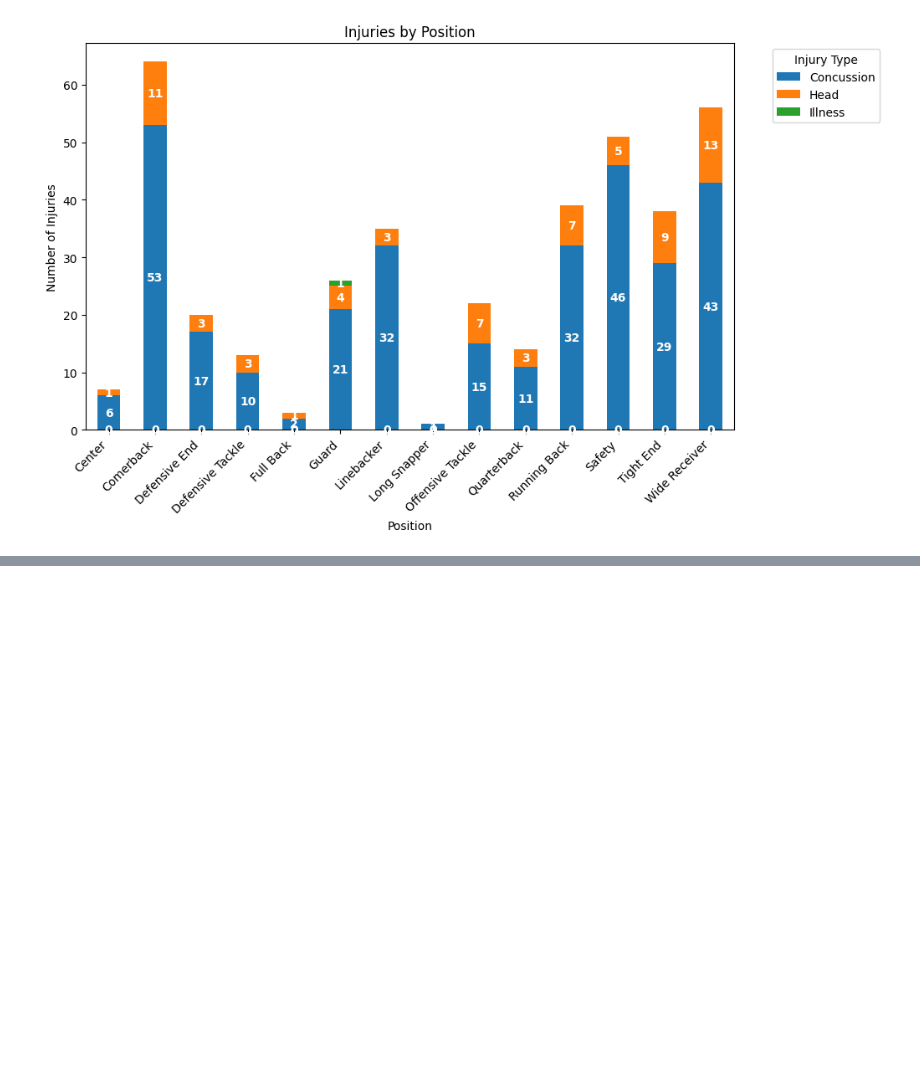
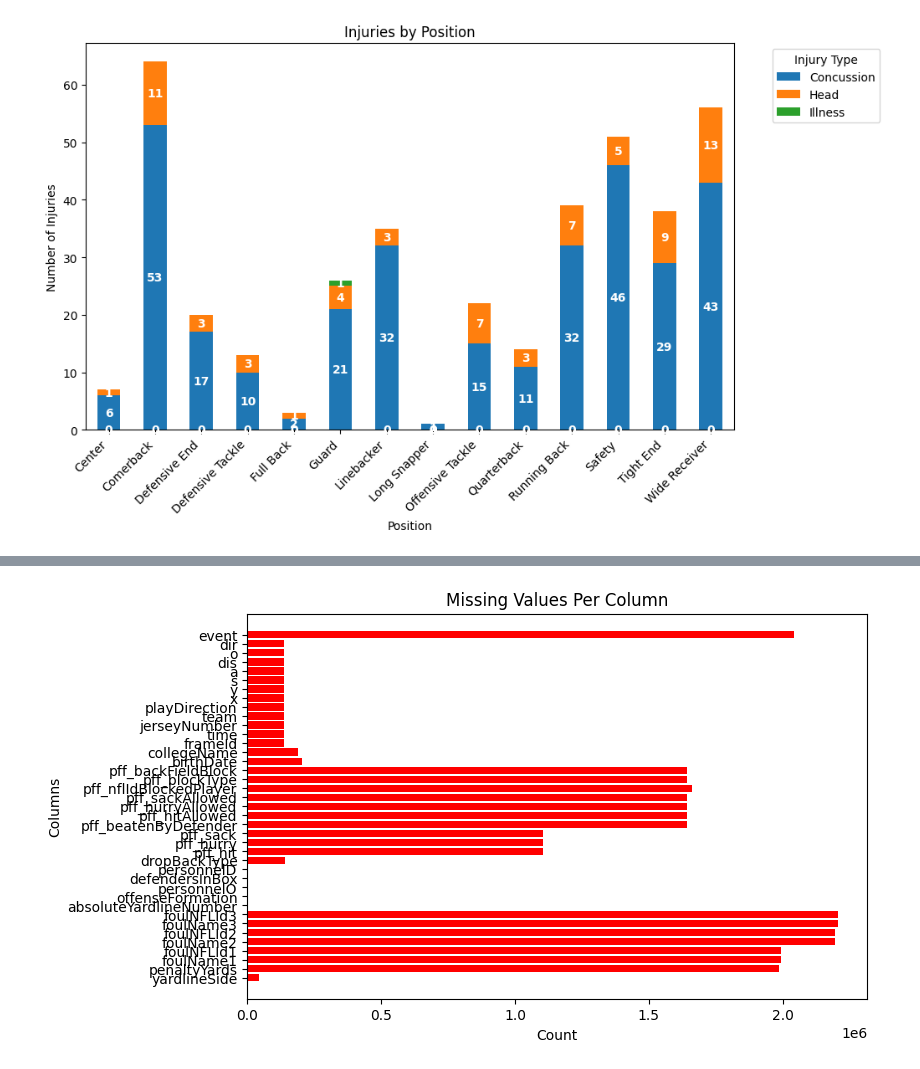
Before and after one commit to cwmckee91/dx699, a Jupyter notebook: 2025-spring-B2/ModB2-Week2-McKee-Chris.ipynb, the cells around one changed output, grey strips where cells are left out. Drawn from its saved outputs; the diff is of its cells as text; code cells hidden in the pictures; blank space fills up the shorter version.

```diff
--- a/2025-spring-B2/ModB2-Week2-McKee-Chris.ipynb
+++ b/2025-spring-B2/ModB2-Week2-McKee-Chris.ipynb
@@ -254,0 +324,17 @@ Another git test
+# %%
+import pandas as pd
+import matplotlib.pyplot as plt
+
+# Calculate missing values
+missing_values = merged_df.isnull().sum()
+missing_values = missing_values[missing_values > 0]
+
+# Plot missing values as a bar chart
+plt.figure(figsize=(8, 5))
+plt.barh(missing_values.index, missing_values.values, color="red")
+plt.title("Missing Values Per Column")
+plt.xlabel("Count")
+plt.ylabel("Columns")
+plt.show()
+# %% [output]
+[figure, added]
```
Also changed, not shown: parts of 36 cells of this notebook, 1 other file.
